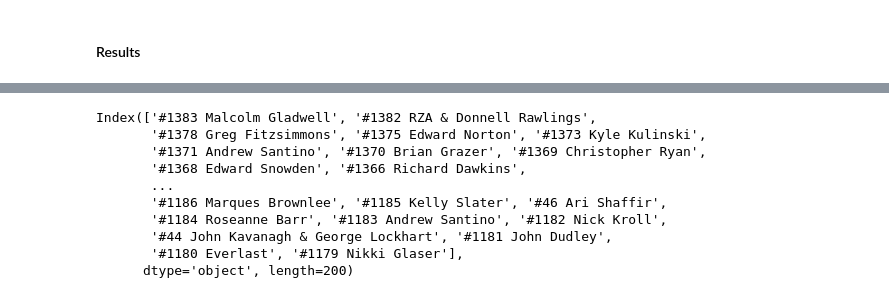
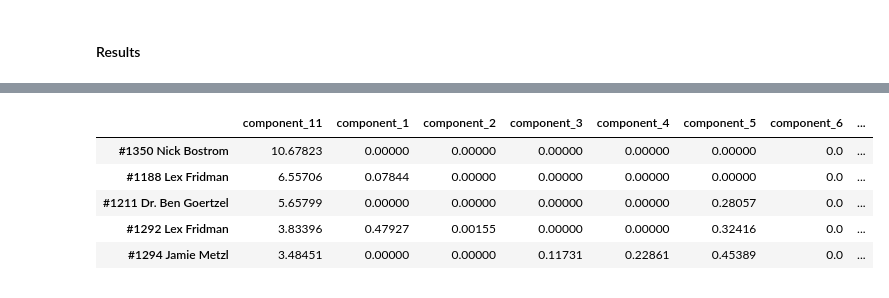
Before and after one commit to ericbassett/jre_podcast_rec, a Jupyter notebook: 04_topic_model.ipynb, the cells around one changed output, grey strips where cells are left out. Cells and saved outputs as stored; diff of their text form; code cells hidden in the pictures.

```diff
--- a/04_topic_model.ipynb
+++ b/04_topic_model.ipynb
@@ -432,13 +340,24 @@ Name: #1366 Richard Dawkins, dtype: float64
-# %%
-H.index
-# %% [output]
-Index(['#1383 Malcolm Gladwell', '#1382 RZA & Donnell Rawlings',
-       '#1378 Greg Fitzsimmons', '#1375 Edward Norton', '#1373 Kyle Kulinski',
-       '#1371 Andrew Santino', '#1370 Brian Grazer', '#1369 Christopher Ryan',
-       '#1368 Edward Snowden', '#1366 Richard Dawkins',
-       ...
-       '#1186 Marques Brownlee', '#1185 Kelly Slater', '#46 Ari Shaffir',
-       '#1184 Roseanne Barr', '#1183 Andrew Santino', '#1182 Nick Kroll',
-       '#44 John Kavanagh & George Lockhart', '#1181 John Dudley',
-       '#1180 Everlast', '#1179 Nikki Glaser'],
-      dtype='object', length=200)
+# %%
+from copy import deepcopy
+
+# select component
+nmf_comp = 'component_11'
+
+# make dataframe
+H = pd.DataFrame(doc_topic.round(5),
+             index = ps_ep_names,
+             columns = col_names)
+
+# get and re-order columns so selected component is first
+col_list = deepcopy(H.columns)
+new_index = pd.Index([nmf_comp]).append(col_list.drop(nmf_comp))
+
+# display with selected component sorted on and first
+H.sort_values(nmf_comp, ascending=False)[:5].loc[:,new_index.values]
+# %% [output]
+|  | component_11 | component_1 | component_2 | component_3 | component_4 | component_5 | component_6 | ... |
+| #1350 Nick Bostrom | 10.67823 | 0.00000 | 0.00000 | 0.00000 | 0.00000 | 0.00000 | 0.0 | ... |
+| #1188 Lex Fridman | 6.55706 | 0.07844 | 0.00000 | 0.00000 | 0.00000 | 0.00000 | 0.0 | ... |
+| #1211 Dr. Ben Goertzel | 5.65799 | 0.00000 | 0.00000 | 0.00000 | 0.00000 | 0.28057 | 0.0 | ... |
+| #1292 Lex Fridman | 3.83396 | 0.47927 | 0.00155 | 0.00000 | 0.00000 | 0.32416 | 0.0 | ... |
+| #1294 Jamie Metzl | 3.48451 | 0.00000 | 0.00000 | 0.11731 | 0.22861 | 0.45389 | 0.0 | ... |
```
Also changed, not shown: parts of 31 cells of this notebook, 2 other files.
